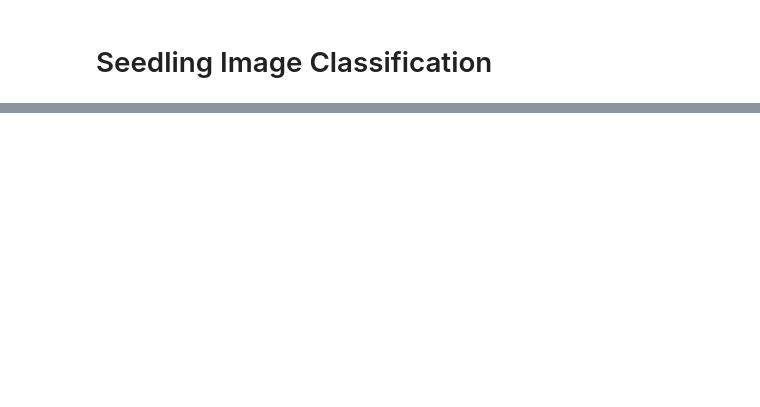
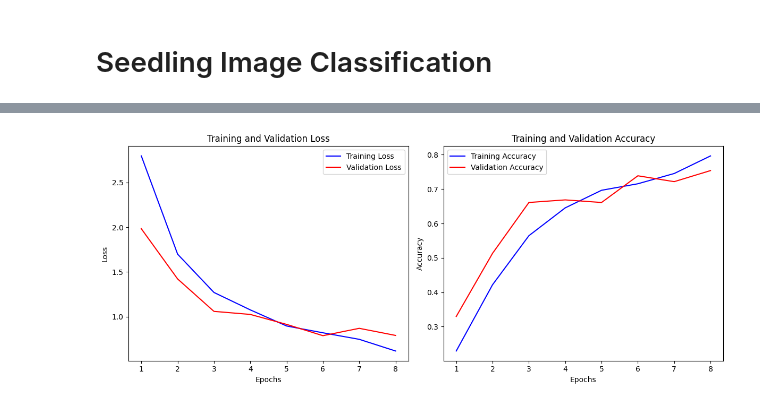
Before and after one commit to dorwein/ai_weeder, a Jupyter notebook: notebooks/notebook_dorwein vgg16.ipynb, the cells around one changed output, grey strips where cells are left out. Cells and saved outputs as stored; diff of their text form; code cells hidden in the pictures; blank space fills up the shorter version.

Commit message:
vgg16 notebook model

```diff
--- a/notebooks/notebook_dorwein vgg16.ipynb
+++ b/notebooks/notebook_dorwein vgg16.ipynb
@@ -96,0 +112,12 @@ Error:
+# %%
+
+# EarlyStopping callback
+es = EarlyStopping(monitor='val_loss', patience=2, restore_best_weights=True)
+
+# Train the model
+history = model.fit(
+    train_dataset,
+    validation_data=validation_dataset,
+    epochs=10,
+    callbacks=[es]
+)
@@ -96,0 +142,46 @@ Error:
+# %%
+def plot_training_history(history):
+    """
+    Plots the training and validation loss and accuracy curves.
+
+    Args:
+    history: A Keras History object. The history object is the output of a model's fit method.
+
+    Returns:
+    None
+    """
+    # Extracting data from the history object
+    loss = history.history['loss']
+    val_loss = history.history['val_loss']
+    accuracy = history.history['accuracy']
+    val_accuracy = history.history['val_accuracy']
+
+    epochs = range(1, len(loss) + 1)
+
+    # Plotting the loss graph
+    plt.figure(figsize=(12, 5))
+    plt.subplot(1, 2, 1)
+    plt.plot(epochs, loss, 'b', label='Training Loss')
+    plt.plot(epochs, val_loss, 'r', label='Validation Loss')
+    plt.title('Training and Validation Loss')
+    plt.xlabel('Epochs')
+    plt.ylabel('Loss')
+    plt.legend()
+
+    # Plotting the accuracy graph
+    plt.subplot(1, 2, 2)
+    plt.plot(epochs, accuracy, 'b', label='Training Accuracy')
+    plt.plot(epochs, val_accuracy, 'r', label='Validation Accuracy')
+    plt.title('Training and Validation Accuracy')
+    plt.xlabel('Epochs')
+    plt.ylabel('Accuracy')
+    plt.legend()
+
+    plt.tight_layout()
+    plt.show()
+
+
+
+plot_training_history(history)
+# %% [output]
+[figure, added]
```
Also changed, not shown: parts of 11 cells of this notebook.
